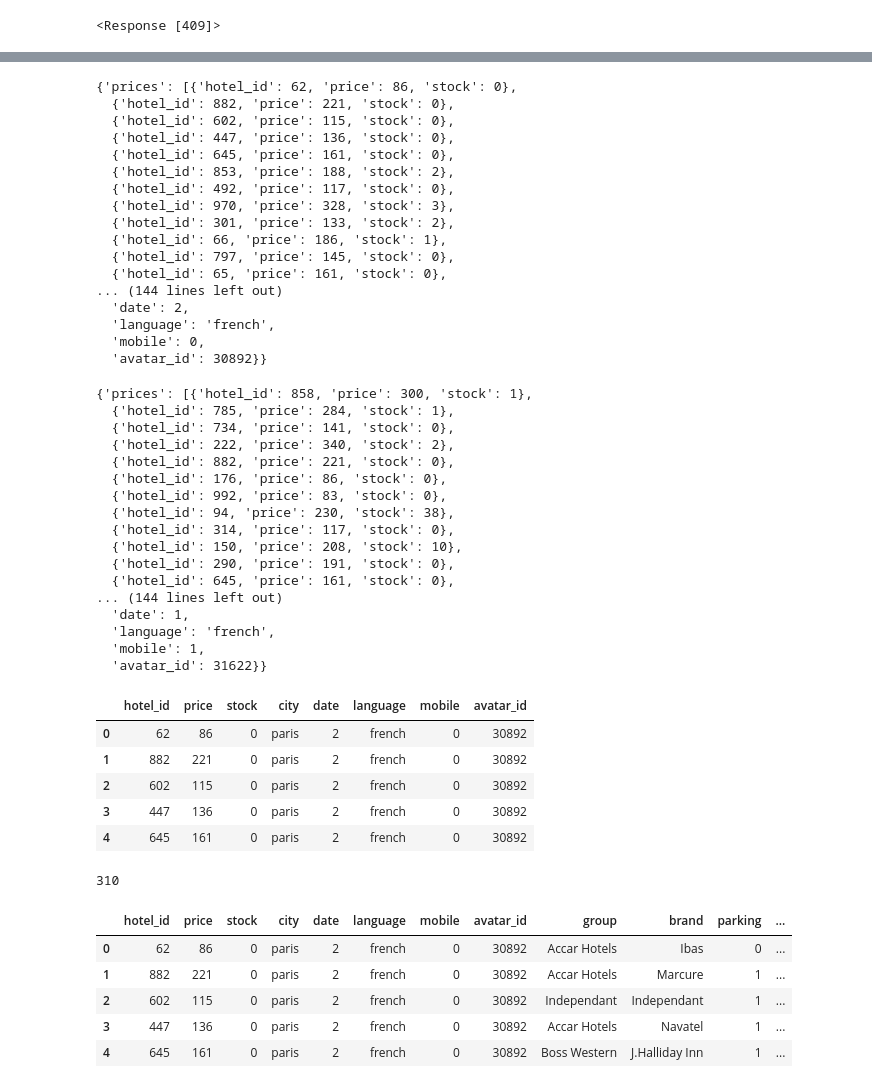
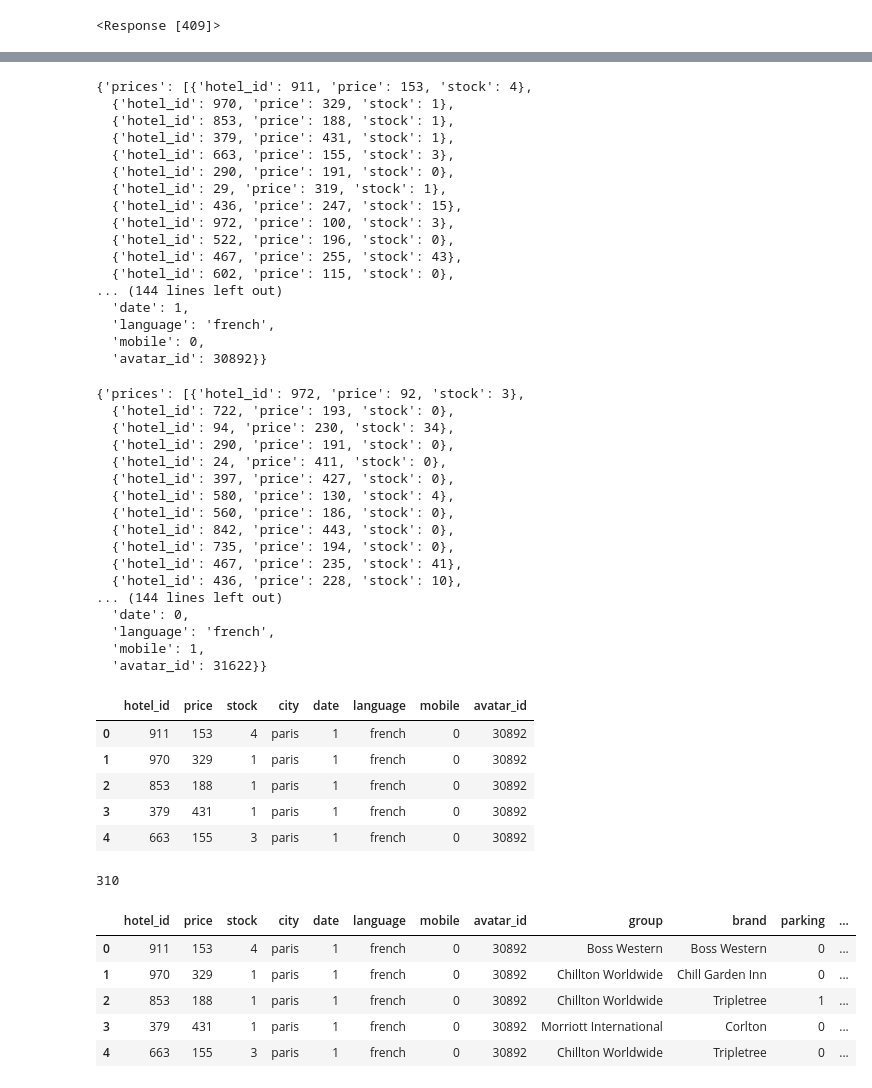
Before and after one commit to lucasmonteiro4/defi_ia, a Jupyter notebook: Get_train_sample.ipynb, the cells around one changed output, grey strips where cells are left out. Drawn from its saved outputs; the diff is of its cells as text; code cells hidden in the pictures.

Commit message:
hotel analysis

```diff
--- a/Get_train_sample.ipynb
+++ b/Get_train_sample.ipynb
@@ -32,26 +34,26 @@ params = {
     "avatar_name": "avatar1",
     "language": "french",
     "city": "paris",
-    "date": 2,
+    "date": 1,
     "mobile": 0,
 }
 r1 = requests.get(path(f"pricing/{user_id}"), params=params)
 r1.json()
 # %% [output]
-{'prices': [{'hotel_id': 62, 'price': 86, 'stock': 0},
-  {'hotel_id': 882, 'price': 221, 'stock': 0},
+{'prices': [{'hotel_id': 911, 'price': 153, 'stock': 4},
+  {'hotel_id': 970, 'price': 329, 'stock': 1},
+  {'hotel_id': 853, 'price': 188, 'stock': 1},
+  {'hotel_id': 379, 'price': 431, 'stock': 1},
+  {'hotel_id': 663, 'price': 155, 'stock': 3},
+  {'hotel_id': 290, 'price': 191, 'stock': 0},
+  {'hotel_id': 29, 'price': 319, 'stock': 1},
+  {'hotel_id': 436, 'price': 247, 'stock': 15},
+  {'hotel_id': 972, 'price': 100, 'stock': 3},
+  {'hotel_id': 522, 'price': 196, 'stock': 0},
+  {'hotel_id': 467, 'price': 255, 'stock': 43},
   {'hotel_id': 602, 'price': 115, 'stock': 0},
-  {'hotel_id': 447, 'price': 136, 'stock': 0},
-  {'hotel_id': 645, 'price': 161, 'stock': 0},
-  {'hotel_id': 853, 'price': 188, 'stock': 2},
-  {'hotel_id': 492, 'price': 117, 'stock': 0},
-  {'hotel_id': 970, 'price': 328, 'stock': 3},
-  {'hotel_id': 301, 'price': 133, 'stock': 2},
-  {'hotel_id': 66, 'price': 186, 'stock': 1},
-  {'hotel_id': 797, 'price': 145, 'stock': 0},
-  {'hotel_id': 65, 'price': 161, 'stock': 0},
 ... (144 lines left out)
-  'date': 2,
+  'date': 1,
   'language': 'french',
   'mobile': 0,
   'avatar_id': 30892}}
@@ -60,26 +62,26 @@ params = {
     "avatar_name": "avatar2",
     "language": "french",
     "city": "paris",
-    "date": 1,
+    "date": 0,
     "mobile": 1,
 }
 r2 = requests.get(path(f"pricing/{user_id}"), params=params)
 r2.json()
 # %% [output]
-{'prices': [{'hotel_id': 858, 'price': 300, 'stock': 1},
-  {'hotel_id': 785, 'price': 284, 'stock': 1},
-  {'hotel_id': 734, 'price': 141, 'stock': 0},
-  {'hotel_id': 222, 'price': 340, 'stock': 2},
-  {'hotel_id': 882, 'price': 221, 'stock': 0},
-  {'hotel_id': 176, 'price': 86, 'stock': 0},
-  {'hotel_id': 992, 'price': 83, 'stock': 0},
-  {'hotel_id': 94, 'price': 230, 'stock': 38},
-  {'hotel_id': 314, 'price': 117, 'stock': 0},
-  {'hotel_id': 150, 'price': 208, 'stock': 10},
+{'prices': [{'hotel_id': 972, 'price': 92, 'stock': 3},
+  {'hotel_id': 722, 'price': 193, 'stock': 0},
+  {'hotel_id': 94, 'price': 230, 'stock': 34},
   {'hotel_id': 290, 'price': 191, 'stock': 0},
-  {'hotel_id': 645, 'price': 161, 'stock': 0},
+  {'hotel_id': 24, 'price': 411, 'stock': 0},
+  {'hotel_id': 397, 'price': 427, 'stock': 0},
+  {'hotel_id': 580, 'price': 130, 'stock': 4},
+  {'hotel_id': 560, 'price': 186, 'stock': 0},
+  {'hotel_id': 842, 'price': 443, 'stock': 0},
+  {'hotel_id': 735, 'price': 194, 'stock': 0},
+  {'hotel_id': 467, 'price': 235, 'stock': 41},
+  {'hotel_id': 436, 'price': 228, 'stock': 10},
 ... (144 lines left out)
-  'date': 1,
+  'date': 0,
   'language': 'french',
   'mobile': 1,
   'avatar_id': 31622}}
@@ -86,6 +90,4 @@ r2.json()
 # %%
-import pandas as pd
-
 pricing_requests = []
 
 requests = [r1, r2]
@@ -98,24 +100,24 @@ pricing_requests = pd.concat(pricing_requests)
 pricing_requests.head()
 # %% [output]
 |  | hotel_id | price | stock | city | date | language | mobile | avatar_id |
-| 0 | 62 | 86 | 0 | paris | 2 | french | 0 | 30892 |
-| 1 | 882 | 221 | 0 | paris | 2 | french | 0 | 30892 |
-| 2 | 602 | 115 | 0 | paris | 2 | french | 0 | 30892 |
-| 3 | 447 | 136 | 0 | paris | 2 | french | 0 | 30892 |
-| 4 | 645 | 161 | 0 | paris | 2 | french | 0 | 30892 |
+| 0 | 911 | 153 | 4 | paris | 1 | french | 0 | 30892 |
+| 1 | 970 | 329 | 1 | paris | 1 | french | 0 | 30892 |
+| 2 | 853 | 188 | 1 | paris | 1 | french | 0 | 30892 |
+| 3 | 379 | 431 | 1 | paris | 1 | french | 0 | 30892 |
+| 4 | 663 | 155 | 3 | paris | 1 | french | 0 | 30892 |
 # %%
 len(pricing_requests)
 # %% [output]
 310
 # %%
-hotels = pd.read_csv('Desktop/features_hotels.csv', index_col=['hotel_id', 'city'])
+hotels = pd.read_csv('features_hotels.csv', index_col=['hotel_id', 'city'])
 pricing_requests = pricing_requests.join(hotels, on=['hotel_id', 'city'])
 pricing_requests.head()
 # %% [output]
 |  | hotel_id | price | stock | city | date | language | mobile | avatar_id | group | brand | parking | ... |
-| 0 | 62 | 86 | 0 | paris | 2 | french | 0 | 30892 | Accar Hotels | Ibas | 0 | ... |
-| 1 | 882 | 221 | 0 | paris | 2 | french | 0 | 30892 | Accar Hotels | Marcure | 1 | ... |
-| 2 | 602 | 115 | 0 | paris | 2 | french | 0 | 30892 | Independant | Independant | 1 | ... |
-| 3 | 447 | 136 | 0 | paris | 2 | french | 0 | 30892 | Accar Hotels | Navatel | 1 | ... |
-| 4 | 645 | 161 | 0 | paris | 2 | french | 0 | 30892 | Boss Western | J.Halliday Inn | 1 | ... |
+| 0 | 911 | 153 | 4 | paris | 1 | french | 0 | 30892 | Boss Western | Boss Western | 0 | ... |
+| 1 | 970 | 329 | 1 | paris | 1 | french | 0 | 30892 | Chillton Worldwide | Chill Garden Inn | 0 | ... |
+| 2 | 853 | 188 | 1 | paris | 1 | french | 0 | 30892 | Chillton Worldwide | Tripletree | 1 | ... |
+| 3 | 379 | 431 | 1 | paris | 1 | french | 0 | 30892 | Morriott International | Corlton | 0 | ... |
+| 4 | 663 | 155 | 3 | paris | 1 | french | 0 | 30892 | Chillton Worldwide | Tripletree | 0 | ... |
 # %%
```
Also changed, not shown: parts of 13 cells of this notebook, 2 other files.
